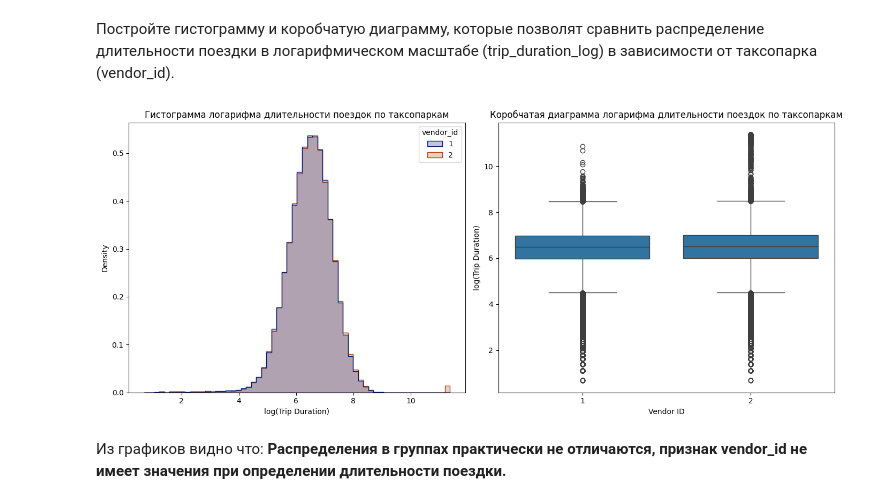
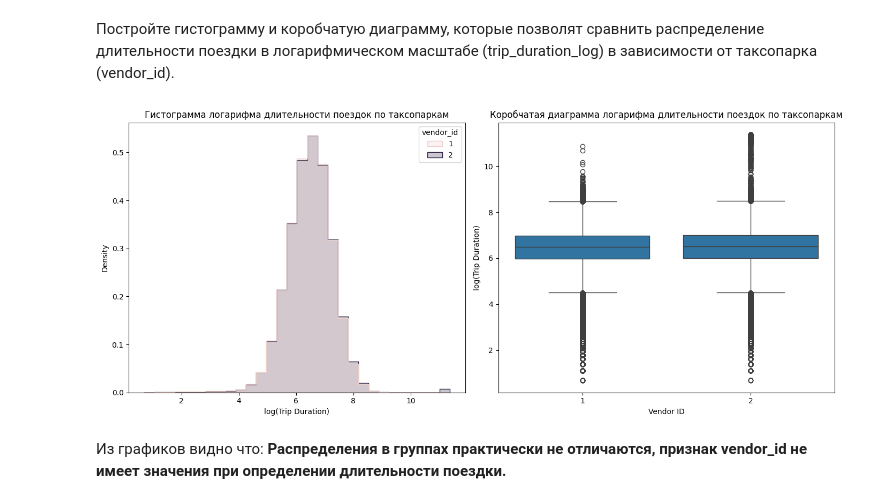
Before and after one commit to johnneon/PP_Team28_Taxi_Trip_Duration, a Jupyter notebook: PP_Team28.ipynb, the cells around one changed output. Saved outputs shown, nothing was run; the diff lists cells and outputs as text; code cells hidden in the pictures.

```diff
--- a/PP_Team28.ipynb
+++ b/PP_Team28.ipynb
@@ -793,25 +773,25 @@ plt.show()
 # %%
 # Построим гистограммы и коробчатые диаграммы для каждого таксопарка
 plt.figure(figsize=(14, 6))
 
 # Гистограмма
 plt.subplot(1, 2, 1)
-sns.histplot(data=taxi_data, x='trip_duration_log', hue='vendor_id', bins=60, element='step', stat='density', common_norm=False, palette='dark')
+sns.histplot(data=taxi_data, x='trip_duration_log', hue='vendor_id', bins=30, element='step', stat='density', common_norm=False)
 plt.title('Гистограмма логарифма длительности поездок по таксопаркам')
 plt.xlabel('log(Trip Duration)')
 plt.ylabel('Density')
 
 # Коробчатая диаграмма
 plt.subplot(1, 2, 2)
 sns.boxplot(data=taxi_data, x='vendor_id', y='trip_duration_log')
 plt.title('Коробчатая диаграмма логарифма длительности поездок по таксопаркам')
 plt.xlabel('Vendor ID')
 plt.ylabel('log(Trip Duration)')
 
 plt.tight_layout()
 plt.show()
 # %% [output]
-[figure, old version]
+[figure, new version]
 # %% [markdown]
 Из графиков видно что:
 **Распределения в группах практически не отличаются, признак vendor_id не имеет значения при определении длительности поездки.**
```
Also changed, not shown: parts of 31 cells of this notebook.
